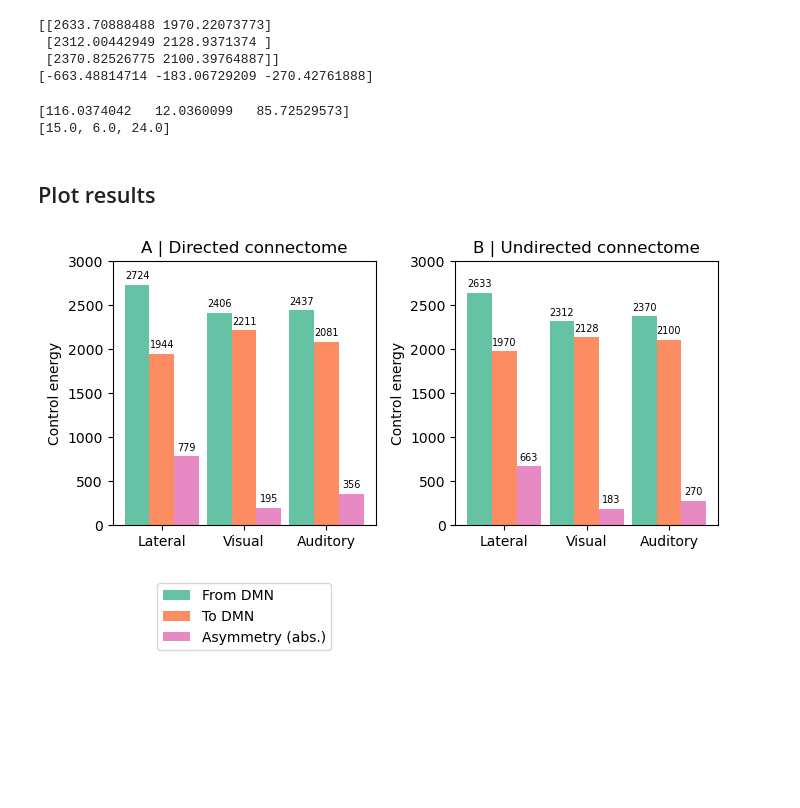
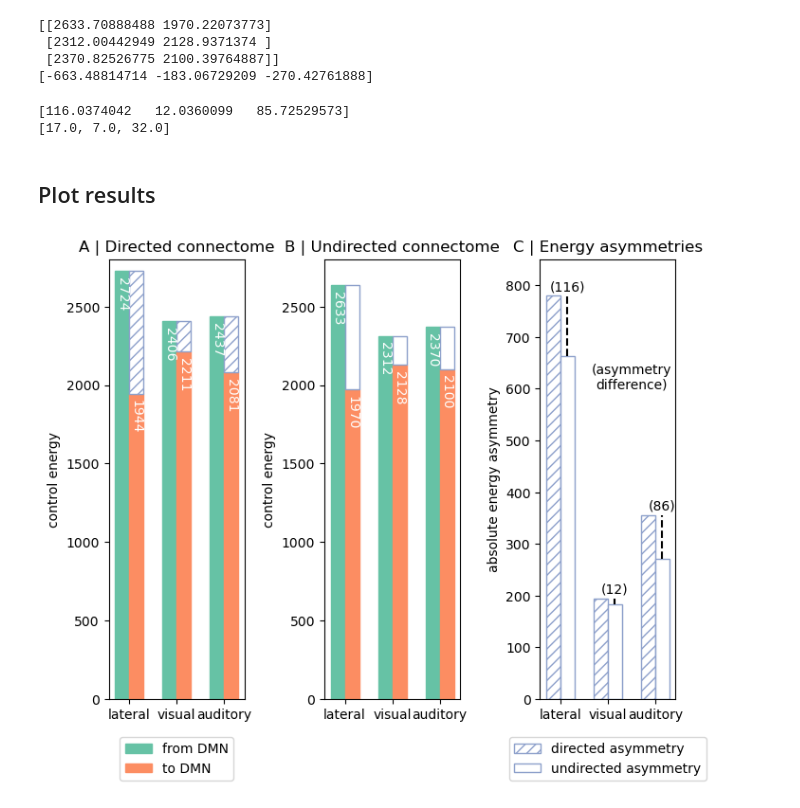
Before and after one commit to LindenParkesLab/nctpy, a Jupyter notebook: scripts/path_a_control_energy_directed.ipynb, the cells around one changed output. Cells and saved outputs as stored; diff of their text form; code cells hidden in the pictures; blank space fills up the shorter version.

Commit message:
updated figure

```diff
--- a/scripts/path_a_control_energy_directed.ipynb
+++ b/scripts/path_a_control_energy_directed.ipynb
@@ -248,54 +248,72 @@ def perc_change(x, y):
 
 asym_dif_perc = []
 for i in np.arange(len(asym_dif)):
-    asym_dif_perc.append(perc_change(E_d[i], E_As_d[i]))
+    asym_dif_perc.append(perc_change(np.abs(E_As_d[i]), np.abs(E_d[i])))
 print(asym_dif_perc)
 # %% [output]
 [116.0374042   12.0360099   85.72529573]
-[15.0, 6.0, 24.0]
+[17.0, 7.0, 32.0]
 # %% [markdown]
 ## Plot results
 # %%
 cmap = sns.color_palette("Set2")
 
-labels = ['Lateral', 'Visual', 'Auditory']
+labels = ['lateral', 'visual', 'auditory']
 x = np.arange(len(labels))  # the label locations
 width = 0.3  # the width of the bars
 
-f, ax = plt.subplots(1, 2, figsize=(7, 5))
+f, ax = plt.subplots(1, 3, figsize=(7.15, 6))
 
 # directed adjacency matrix
-rects1 = ax[0].bar(x - width, E[:, 0], color=cmap[0], width=width, label='From DMN')
-rects2 = ax[0].bar(x, E[:, 1], color=cmap[1], width=width, label='To DMN')
-rects3 = ax[0].bar(x + width, np.abs(E_d), color=cmap[3], width=width, label='Asymmetry (abs.)')
+rects1 = ax[0].bar(x - width/2, E[:, 0], color=cmap[0], edgecolor=cmap[0], width=width, label='from DMN')
+rects2 = ax[0].bar(x + width/2, E[:, 1], color=cmap[1], edgecolor=cmap[1], width=width, label='to DMN')
+rects3 = ax[0].bar(x + width/2, np.abs(E_d), bottom=E[:, 1], color='w', edgecolor=cmap[2],
+                   hatch='///', width=width)
 
 ax[0].set_title('A | Directed connectome')
-ax[0].set_ylabel('Control energy')
+ax[0].set_ylabel('control energy')
 ax[0].set_xticks(x, labels)
-ax[0].legend(bbox_to_anchor=(0.5, -0.5), loc='lower center')
-ax[0].set_ylim([0, 3000])
+ax[0].legend(bbox_to_anchor=(0.5, -0.2), loc='lower center')
+ax[0].set_ylim([0, 2800])
 
-ax[0].bar_label(rects1, padding=3, fmt='%i', size=7)
-ax[0].bar_label(rects2, padding=3, fmt='%i', size=7)
-ax[0].bar_label(rects3, padding=3, fmt='%i', size=7)
+ax[0].bar_label(rects1, padding=-30, fmt='%i', rotation=270, color='w')
+ax[0].bar_label(rects2, padding=-30, fmt='%i', rotation=270, color='w')
 
 # undirected adjacency matrix
-rects1 = ax[1].bar(x - width, E_As[:, 0], color=cmap[0], width=width, label='From DMN')
-rects2 = ax[1].bar(x, E_As[:, 1], color=cmap[1], width=width, label='To DMN')
-rects3 = ax[1].bar(x + width, np.abs(E_As_d), color=cmap[3], width=width, label='Asymmetry (abs.)')
+rects1 = ax[1].bar(x - width/2, E_As[:, 0], color=cmap[0], edgecolor=cmap[0], width=width, label='from DMN')
+rects2 = ax[1].bar(x + width/2, E_As[:, 1], color=cmap[1], edgecolor=cmap[1], width=width, label='to DMN')
+rects3 = ax[1].bar(x + width/2, np.abs(E_As_d), bottom=E_As[:, 1], color='w', edgecolor=cmap[2],
+                   width=width, label='Asymmetry (abs.)')
 
 ax[1].set_title('B | Undirected connectome')
-ax[1].set_ylabel('Control energy')
+ax[1].set_ylabel('control energy')
 ax[1].set_xticks(x, labels)
-# ax[1].legend(bbox_to_anchor=(0.5, 1.1), loc='upper center', ncol=len(labels))
-ax[1].set_ylim([0, 3000])
+ax[1].set_ylim([0, 2800])
 
-ax[1].bar_label(rects1, padding=3, fmt='%i', size=7)
-ax[1].bar_label(rects2, padding=3, fmt='%i', size=7)
-ax[1].bar_label(rects3, padding=3, fmt='%i', size=7)
+ax[1].bar_label(rects1, padding=-30, fmt='%i', rotation=270, color='w')
+ax[1].bar_label(rects2, padding=-30, fmt='%i', rotation=270, color='w')
+
+# asymmetries
+rects1 = ax[2].bar(x - width/2, np.abs(E_d), color='w', edgecolor=cmap[2],
+                   hatch='///', width=width, label='directed asymmetry')
+rects2 = ax[2].bar(x + width/2, np.abs(E_As_d), color='w', edgecolor=cmap[2],
+                   width=width, label='undirected asymmetry')
+
+ax[2].set_title('C | Energy asymmetries')
+ax[2].set_ylabel('absolute energy asymmetry')
+ax[2].set_xticks(x, labels)
+ax[2].set_ylim([0, 850])
+
+for i, p in enumerate(rects2):
+    height = p.get_height()
+    ax[2].text(x=p.get_x() + p.get_width() / 2, y=height + asym_dif[i] + 10, s='({:.0f})'.format(asym_dif[i]), ha='center')
+    ax[2].axvline(x=p.get_x() + p.get_width()/2, ymin=height/850, ymax=(height+asym_dif[i])/850,
+                  color='k', linestyle='--')
+ax[2].text(x=1.5, y=600, s='(asymmetry\ndifference)', ha='center')
+ax[2].legend(bbox_to_anchor=(0.5, -0.2), loc='lower center')
 
 f.tight_layout()
-f.savefig(os.path.join(resultsdir, 'mouse_energy.svg'), dpi=600, bbox_inches='tight', pad_inches=0.01)
+f.savefig(os.path.join(resultsdir, 'mouse_energy.png'), dpi=600, bbox_inches='tight', pad_inches=0.01)
 plt.show()
 # %% [output]
-[figure, old version]
+[figure, new version]
```
